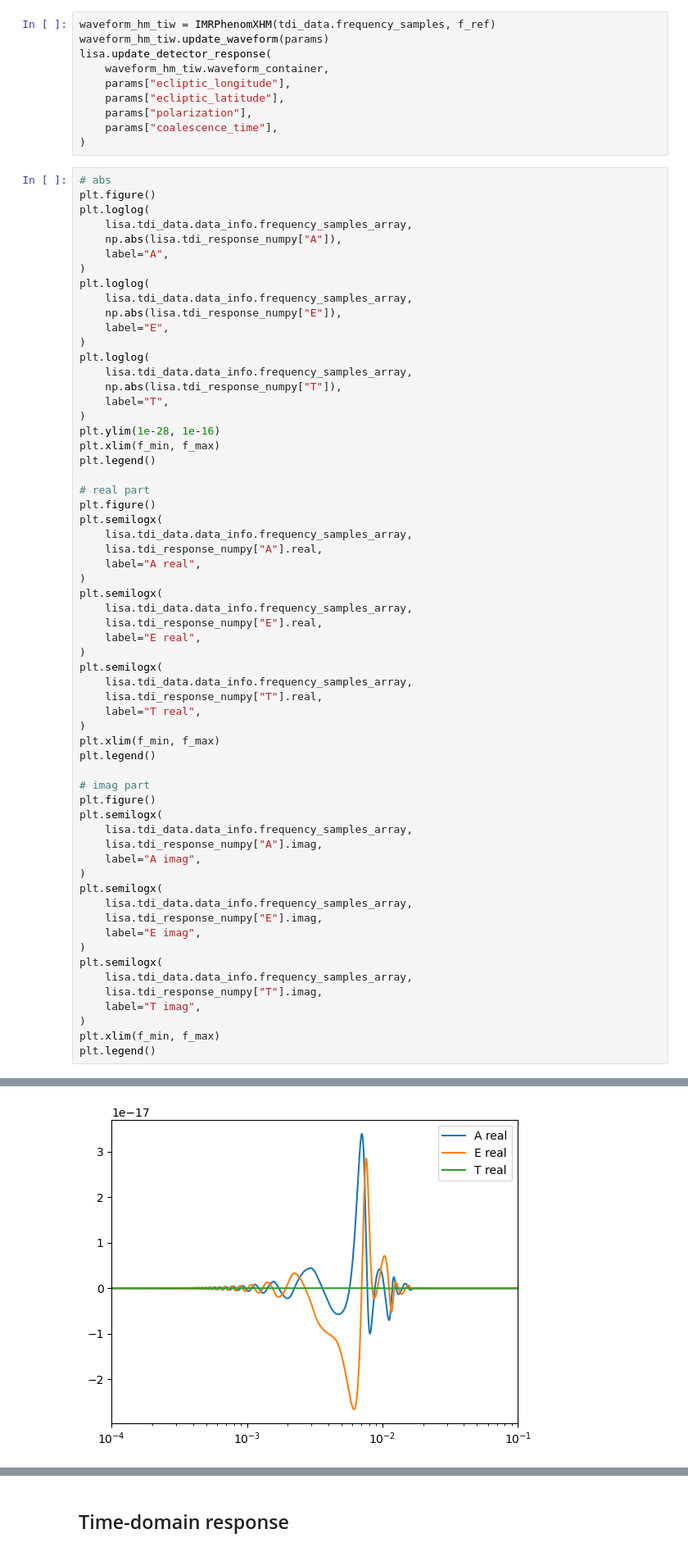
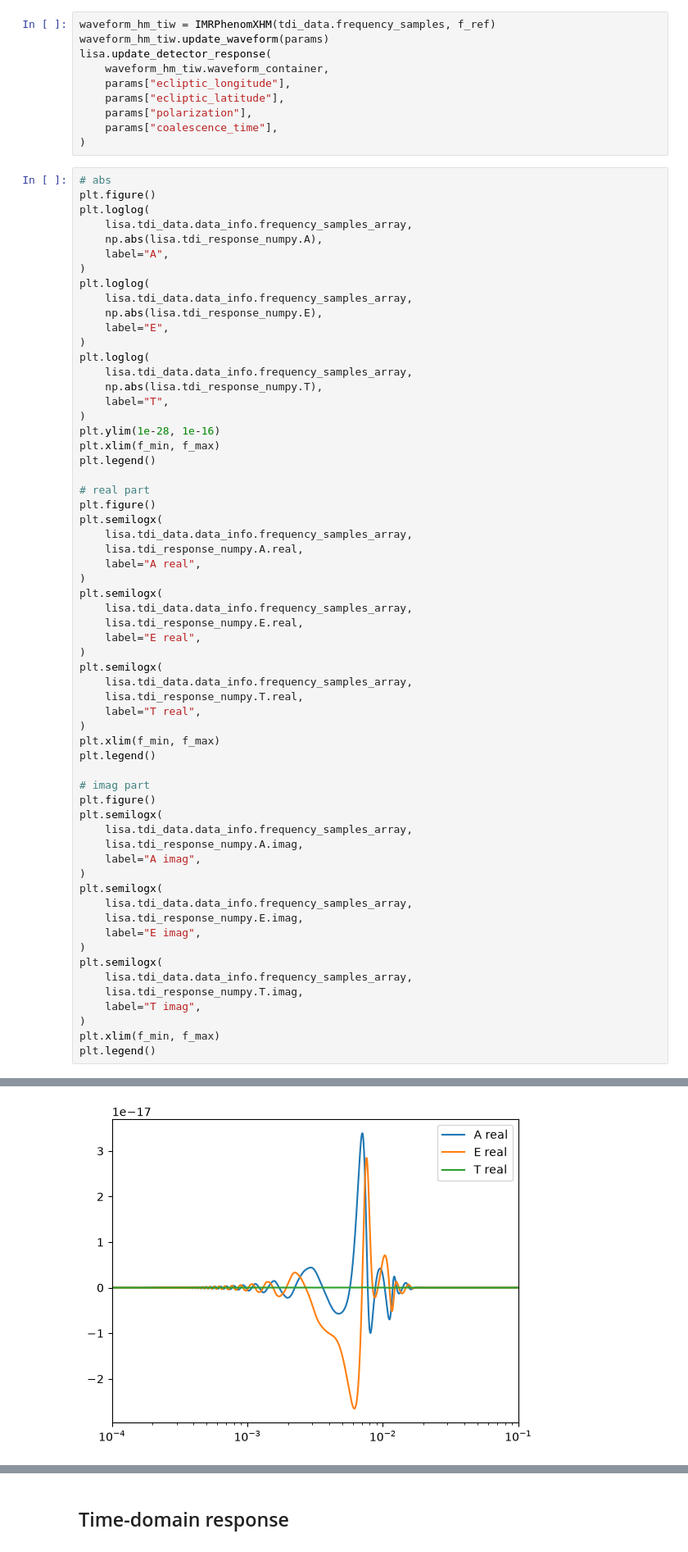
Before and after one commit to nnrui/pespace, a Jupyter notebook: examples/_checks/response.ipynb, the cells around one changed output, grey strips where cells are left out. Shown at 82% size. Cells and saved outputs as stored; diff of their text form.

```diff
--- a/examples/_checks/response.ipynb
+++ b/examples/_checks/response.ipynb
@@ -189,17 +189,17 @@ lisa.update_detector_response(
 plt.figure()
 plt.loglog(
     lisa.tdi_data.data_info.frequency_samples_array,
-    np.abs(lisa.tdi_response_numpy["A"]),
+    np.abs(lisa.tdi_response_numpy.A),
     label="A",
 )
 plt.loglog(
     lisa.tdi_data.data_info.frequency_samples_array,
-    np.abs(lisa.tdi_response_numpy["E"]),
+    np.abs(lisa.tdi_response_numpy.E),
     label="E",
 )
 plt.loglog(
     lisa.tdi_data.data_info.frequency_samples_array,
-    np.abs(lisa.tdi_response_numpy["T"]),
+    np.abs(lisa.tdi_response_numpy.T),
     label="T",
 )
 plt.ylim(1e-28, 1e-16)
@@ -210,17 +210,17 @@ plt.legend()
 plt.figure()
 plt.semilogx(
     lisa.tdi_data.data_info.frequency_samples_array,
-    lisa.tdi_response_numpy["A"].real,
+    lisa.tdi_response_numpy.A.real,
     label="A real",
 )
 plt.semilogx(
     lisa.tdi_data.data_info.frequency_samples_array,
-    lisa.tdi_response_numpy["E"].real,
+    lisa.tdi_response_numpy.E.real,
     label="E real",
 )
 plt.semilogx(
     lisa.tdi_data.data_info.frequency_samples_array,
-    lisa.tdi_response_numpy["T"].real,
+    lisa.tdi_response_numpy.T.real,
     label="T real",
 )
 plt.xlim(f_min, f_max)
@@ -230,17 +230,17 @@ plt.legend()
 plt.figure()
 plt.semilogx(
     lisa.tdi_data.data_info.frequency_samples_array,
-    lisa.tdi_response_numpy["A"].imag,
+    lisa.tdi_response_numpy.A.imag,
     label="A imag",
 )
 plt.semilogx(
     lisa.tdi_data.data_info.frequency_samples_array,
-    lisa.tdi_response_numpy["E"].imag,
+    lisa.tdi_response_numpy.E.imag,
     label="E imag",
 )
 plt.semilogx(
     lisa.tdi_data.data_info.frequency_samples_array,
-    lisa.tdi_response_numpy["T"].imag,
+    lisa.tdi_response_numpy.T.imag,
     label="T imag",
 )
 plt.xlim(f_min, f_max)
@@ -251 +251 @@ plt.legend()
-[figure, old version]
+[figure, new version]
```
Also changed, not shown: parts of 6 cells of this notebook.
